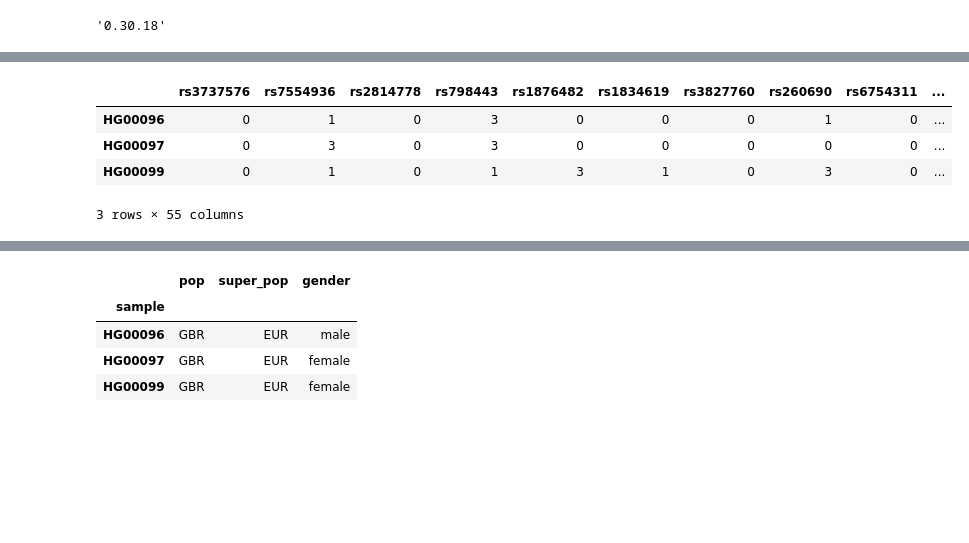
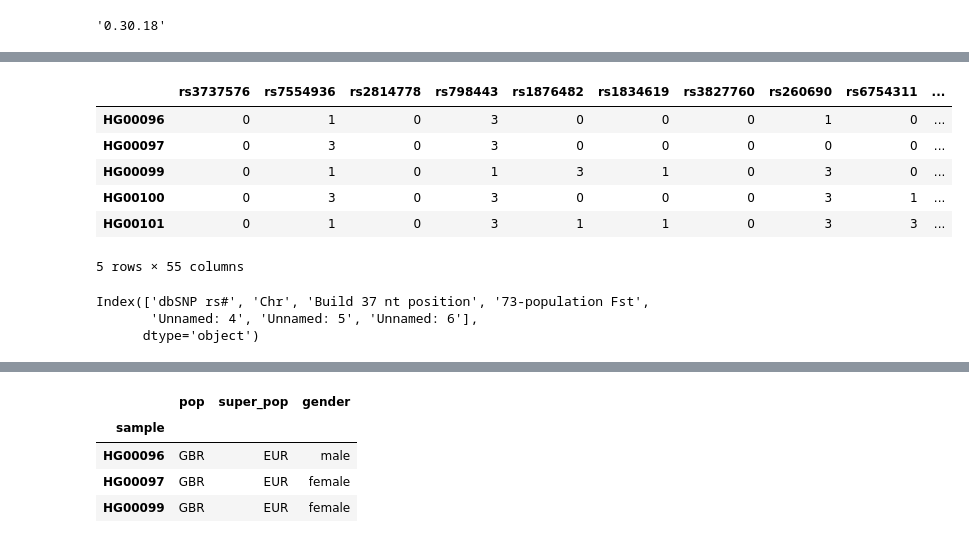
Before and after one commit to akshaydarora/genomics, a Jupyter notebook: genome.ipynb, the cells around one changed output, grey strips where cells are left out. Drawn from its saved outputs; the diff is of its cells as text; code cells hidden in the pictures; blank space fills up the shorter version.

```diff
--- a/genome.ipynb
+++ b/genome.ipynb
@@ -109,8 +117,10 @@ rs2024566
 # %%
-df.head(3)
+df.head(5)
 # %% [output]
 |  | rs3737576 | rs7554936 | rs2814778 | rs798443 | rs1876482 | rs1834619 | rs3827760 | rs260690 | rs6754311 | ... |
 | HG00096 | 0 | 1 | 0 | 3 | 0 | 0 | 0 | 1 | 0 | ... |
 | HG00097 | 0 | 3 | 0 | 3 | 0 | 0 | 0 | 0 | 0 | ... |
 | HG00099 | 0 | 1 | 0 | 1 | 3 | 1 | 0 | 3 | 0 | ... |
+| HG00100 | 0 | 3 | 0 | 3 | 0 | 0 | 0 | 3 | 1 | ... |
+| HG00101 | 0 | 1 | 0 | 3 | 1 | 1 | 0 | 3 | 3 | ... |
-3 rows × 55 columns
+5 rows × 55 columns
@@ -116,0 +129,6 @@ df.head(3)
+# %%
+df_kidd.columns
+# %% [output]
+Index(['dbSNP rs#', 'Chr', 'Build 37 nt position', '73-population Fst',
+       'Unnamed: 4', 'Unnamed: 5', 'Unnamed: 6'],
+      dtype='object')
```
Also changed, not shown: parts of 42 cells of this notebook, 7 other files.
